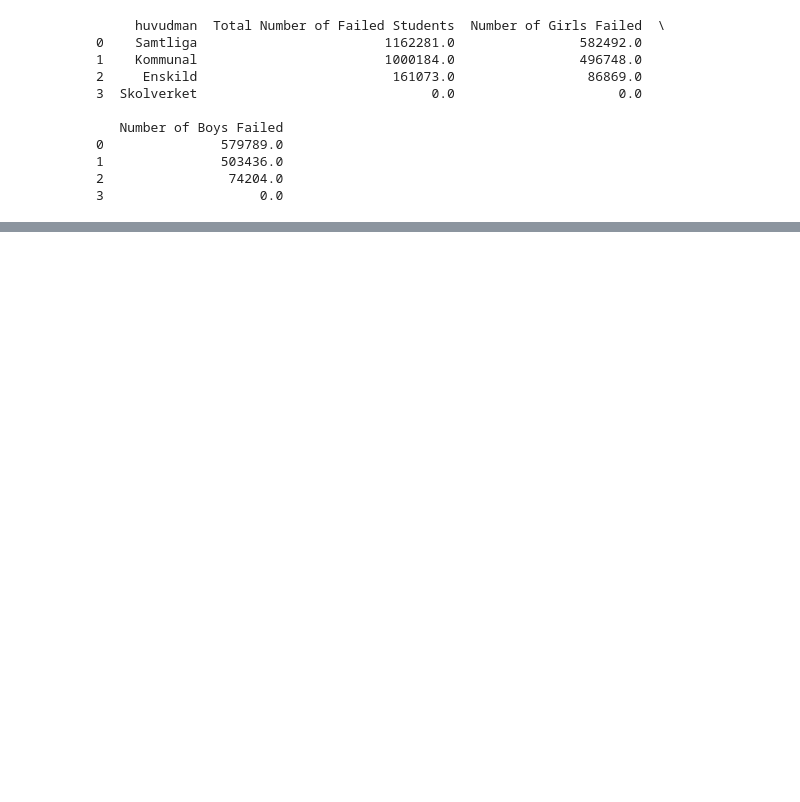
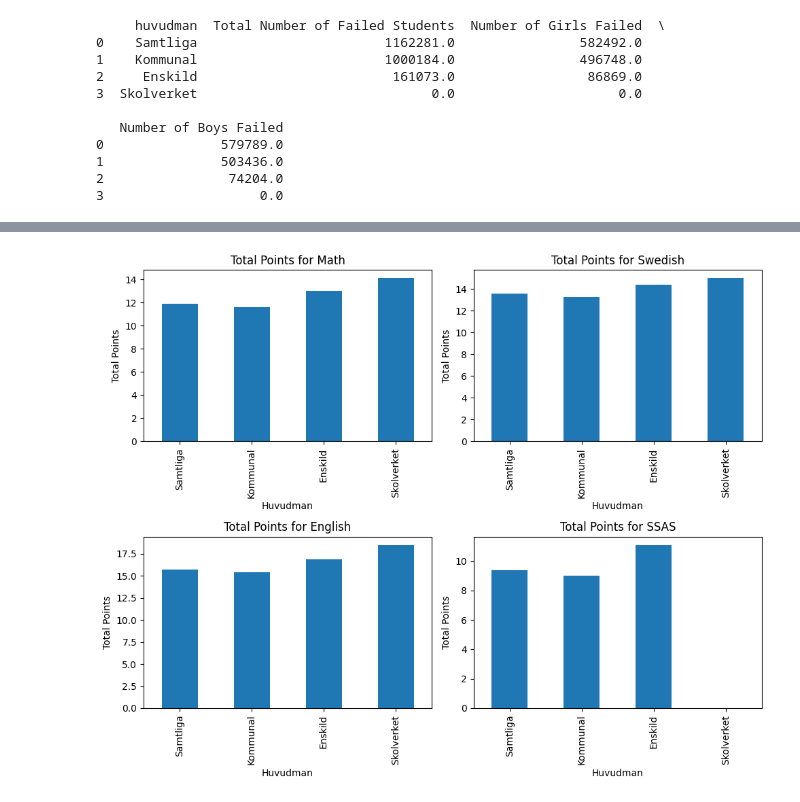
Before and after one commit to AntiSpiral-0/Python-Yassine-Ben-Thayer-OPA23, a Jupyter notebook: Lab 2/Lab2_uppgift0.ipynb, the cells around one changed output, grey strips where cells are left out. Cells and saved outputs as stored; diff of their text form; code cells hidden in the pictures; blank space fills up the shorter version.

Commit message:
kpis/some minor figure fixes uppgift 1

```diff
--- a/Lab 2/Lab2_uppgift0.ipynb
+++ b/Lab 2/Lab2_uppgift0.ipynb
@@ -104,20 +92,18 @@ import matplotlib.pyplot as plt
 # Concatenate Totalt (Poäng) columns from multiple DataFrames
 subject_points = pd.concat([df_math['Totalt (Poäng)'], df_swedish['Totalt (Poäng)'], df_english['Totalt (Poäng)'], df_ssas['Totalt (Poäng)']], axis=1, keys=['Math', 'Swedish', 'English', 'SSAS'])
 print(subject_points)
-#didn't work ( works now forgot to commit it)
+# i hope this isn't a mistake but i changed .. to 0 so that the graph works(it didn't work with it being "..")
 subject_points.replace('..',0, inplace=True)
-
-
-subject_points.fillna(subject_points.mean(), inplace=True)
-
 
 huvudman_labels = df_swedish['huvudman']
 
-
+# plotting with bars
 subject_points.plot.bar()
+# using indexes of the dataframe
 x_labels = huvudman_labels.reindex(subject_points.index)
+# calibration of the graph (chatgpt used this , don't know if i really need it)
 plt.xticks(range(len(x_labels)), x_labels)
-
+#simple labeling
 plt.xlabel('Huvudman')
 plt.ylabel('Total Points')
 plt.title('Total Points for Different Subjects')
@@ -167,0 +122,18 @@ plt.show()
+# %%
+import pandas as pd
+import matplotlib.pyplot as plt
+
+fig, axes = plt.subplots(2, 2, figsize=(10, 8))
+# iterates through the different subject to get the points
+for i, (subject, ax) in enumerate(zip(subject_points.columns, axes.flatten())):
+    subject_points[subject].plot.bar(ax=ax)#same calibration for axes basically
+    ax.set_xticks(range(len(huvudman_labels)))# 4 categories of schools
+    ax.set_xticklabels(huvudman_labels)
+    ax.set_xlabel('Huvudman')
+    ax.set_ylabel('Total Points')
+    ax.set_title(f'Total Points for {subject}')
+
+plt.tight_layout()
+plt.show()
+# %% [output]
+[figure, added]
```
Also changed, not shown: parts of 9 cells of this notebook, 6 other files.
